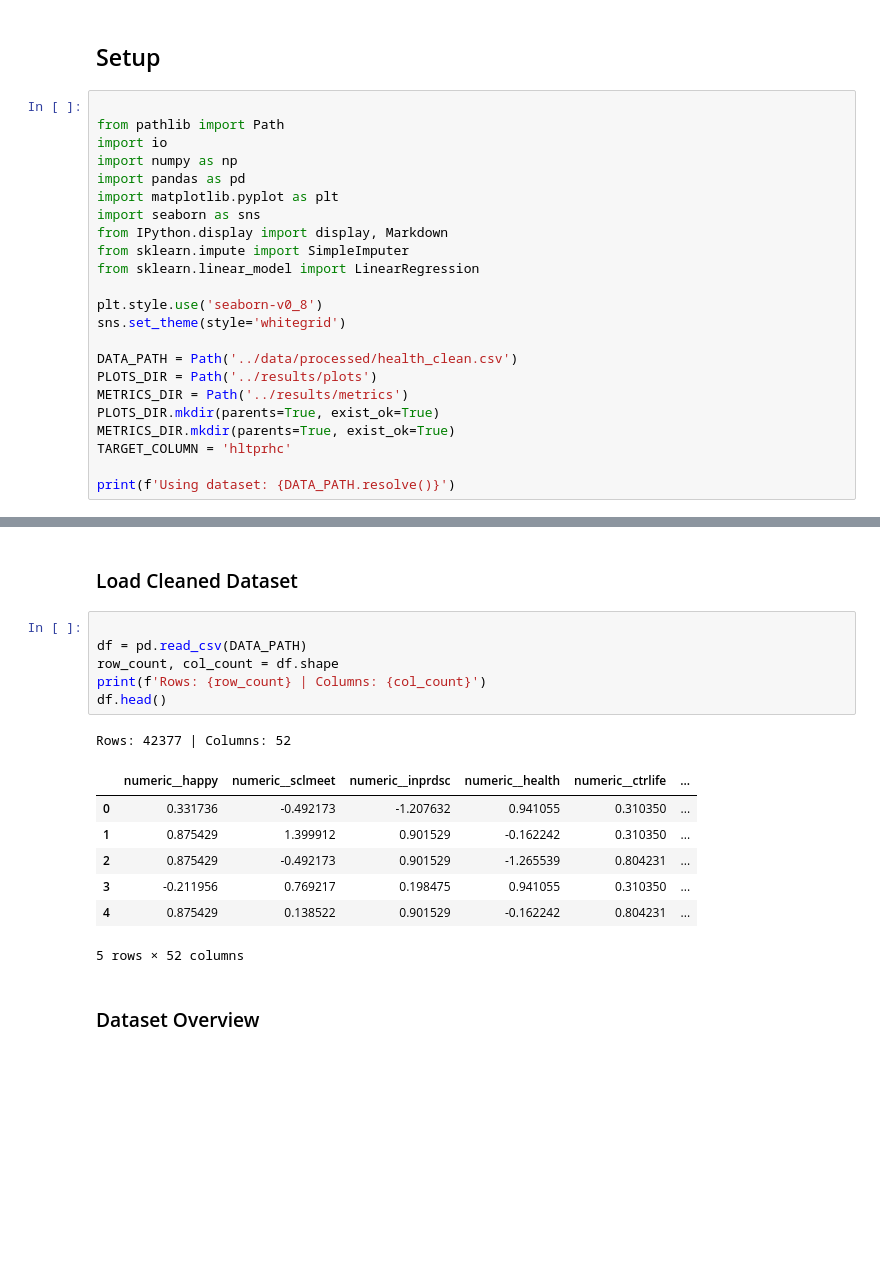
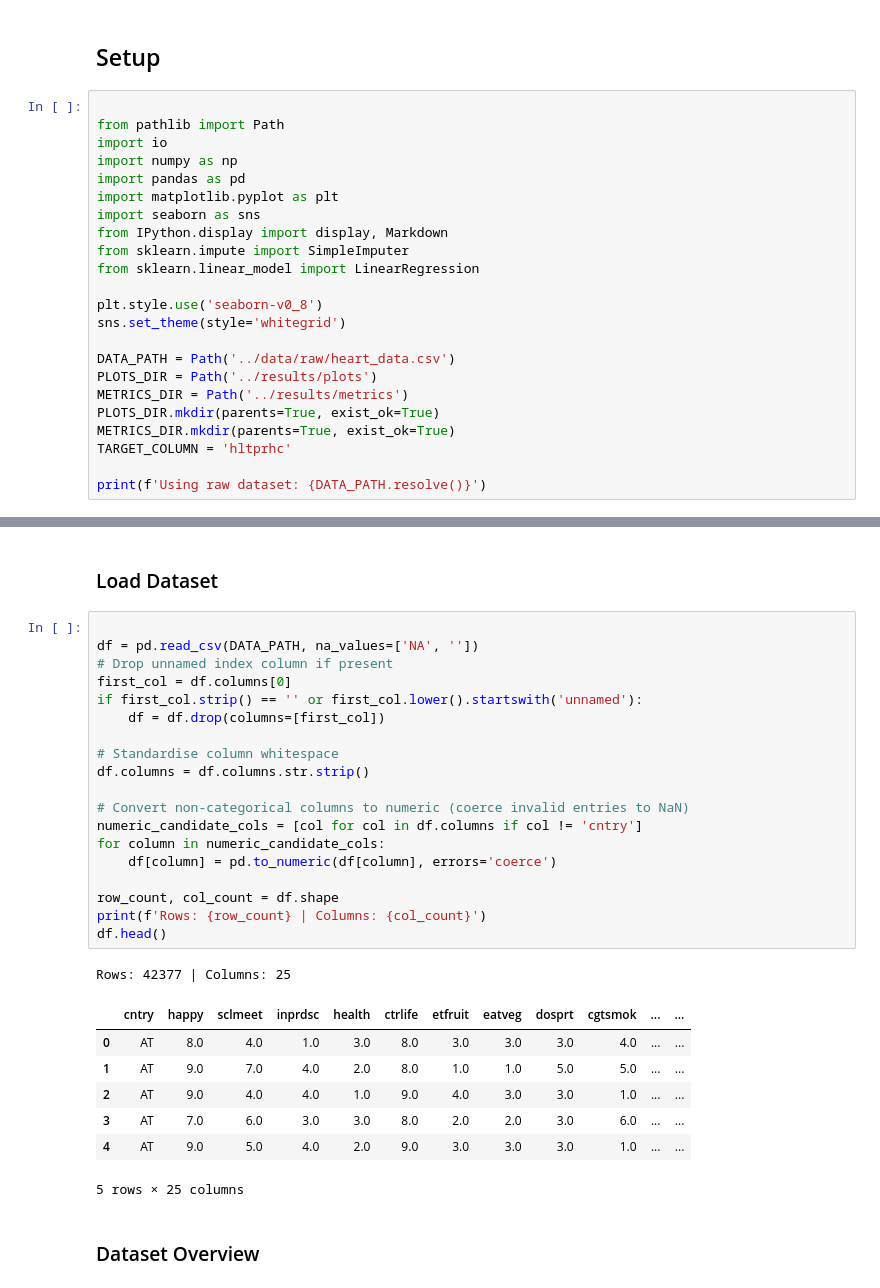
Before and after one commit to Petlaz/health-xai-prediction, a Jupyter notebook: notebooks/01_exploratory_analysis.ipynb, the cells around one changed output, grey strips where cells are left out. Drawn from its saved outputs; the diff is of its cells as text; blank space fills up the shorter version.

```diff
--- a/notebooks/01_exploratory_analysis.ipynb
+++ b/notebooks/01_exploratory_analysis.ipynb
@@ -20,12 +18,12 @@ from sklearn.linear_model import LinearRegression
 plt.style.use('seaborn-v0_8')
 sns.set_theme(style='whitegrid')
 
-DATA_PATH = Path('../data/processed/health_clean.csv')
+DATA_PATH = Path('../data/raw/heart_data.csv')
 PLOTS_DIR = Path('../results/plots')
 METRICS_DIR = Path('../results/metrics')
 PLOTS_DIR.mkdir(parents=True, exist_ok=True)
 METRICS_DIR.mkdir(parents=True, exist_ok=True)
 TARGET_COLUMN = 'hltprhc'
 
-print(f'Using dataset: {DATA_PATH.resolve()}')
+print(f'Using raw dataset: {DATA_PATH.resolve()}')
 # %% [output]
@@ -33,20 +73,33 @@ Using dataset: /Users/peter/Desktop/AI_MLProjects_Research_Project/health_xai_pr
 # %% [markdown]
-### Load Cleaned Dataset
+### Load Dataset
 # %%
 
-df = pd.read_csv(DATA_PATH)
+df = pd.read_csv(DATA_PATH, na_values=['NA', ''])
+# Drop unnamed index column if present
+first_col = df.columns[0]
+if first_col.strip() == '' or first_col.lower().startswith('unnamed'):
+    df = df.drop(columns=[first_col])
+
+# Standardise column whitespace
+df.columns = df.columns.str.strip()
+
+# Convert non-categorical columns to numeric (coerce invalid entries to NaN)
+numeric_candidate_cols = [col for col in df.columns if col != 'cntry']
+for column in numeric_candidate_cols:
+    df[column] = pd.to_numeric(df[column], errors='coerce')
+
 row_count, col_count = df.shape
 print(f'Rows: {row_count} | Columns: {col_count}')
 df.head()
 # %% [output]
-Rows: 42377 | Columns: 52
+Rows: 42377 | Columns: 25
-|  | numeric__happy | numeric__sclmeet | numeric__inprdsc | numeric__health | numeric__ctrlife | ... |
-| 0 | 0.331736 | -0.492173 | -1.207632 | 0.941055 | 0.310350 | ... |
-| 1 | 0.875429 | 1.399912 | 0.901529 | -0.162242 | 0.310350 | ... |
-| 2 | 0.875429 | -0.492173 | 0.901529 | -1.265539 | 0.804231 | ... |
-| 3 | -0.211956 | 0.769217 | 0.198475 | 0.941055 | 0.310350 | ... |
-| 4 | 0.875429 | 0.138522 | 0.901529 | -0.162242 | 0.804231 | ... |
+|  | cntry | happy | sclmeet | inprdsc | health | ctrlife | etfruit | eatveg | dosprt | cgtsmok | ... | ... |
+| 0 | AT | 8.0 | 4.0 | 1.0 | 3.0 | 8.0 | 3.0 | 3.0 | 3.0 | 4.0 | ... | ... |
+| 1 | AT | 9.0 | 7.0 | 4.0 | 2.0 | 8.0 | 1.0 | 1.0 | 5.0 | 5.0 | ... | ... |
+| 2 | AT | 9.0 | 4.0 | 4.0 | 1.0 | 9.0 | 4.0 | 3.0 | 3.0 | 1.0 | ... | ... |
+| 3 | AT | 7.0 | 6.0 | 3.0 | 3.0 | 8.0 | 2.0 | 2.0 | 3.0 | 6.0 | ... | ... |
+| 4 | AT | 9.0 | 5.0 | 4.0 | 2.0 | 9.0 | 3.0 | 3.0 | 3.0 | 1.0 | ... | ... |
-5 rows × 52 columns
+5 rows × 25 columns
 # %% [markdown]
 ### Dataset Overview
 # %%
```
Also changed, not shown: parts of 15 cells of this notebook, 10 other files.
